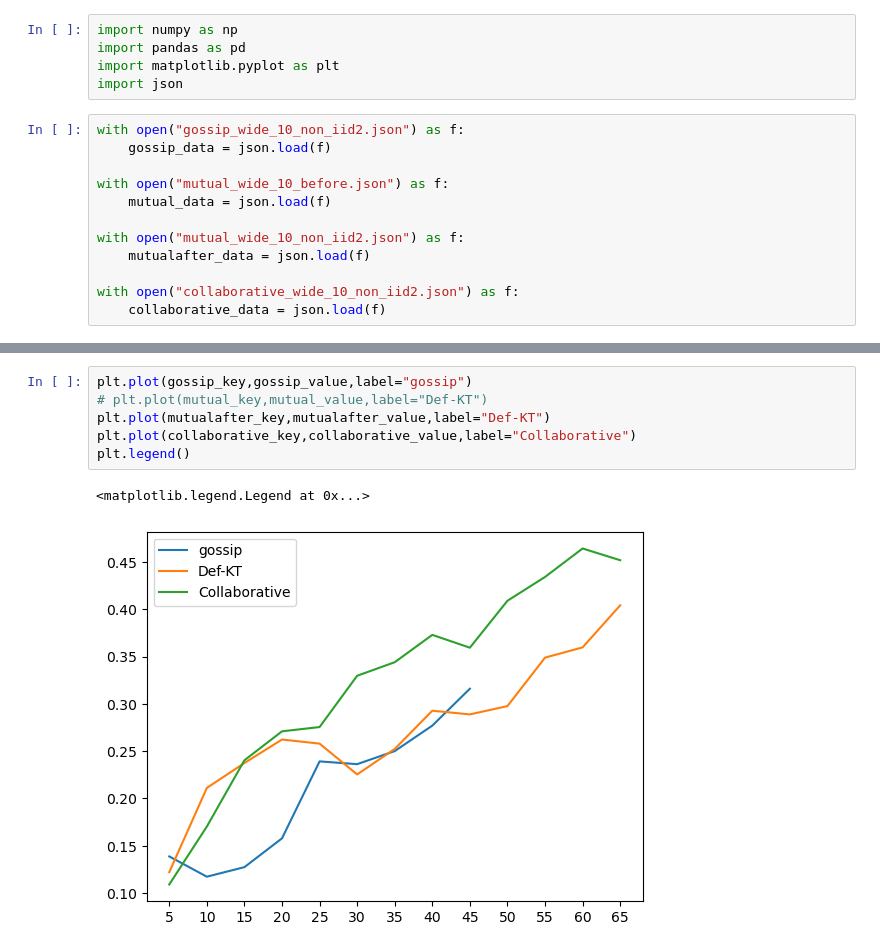
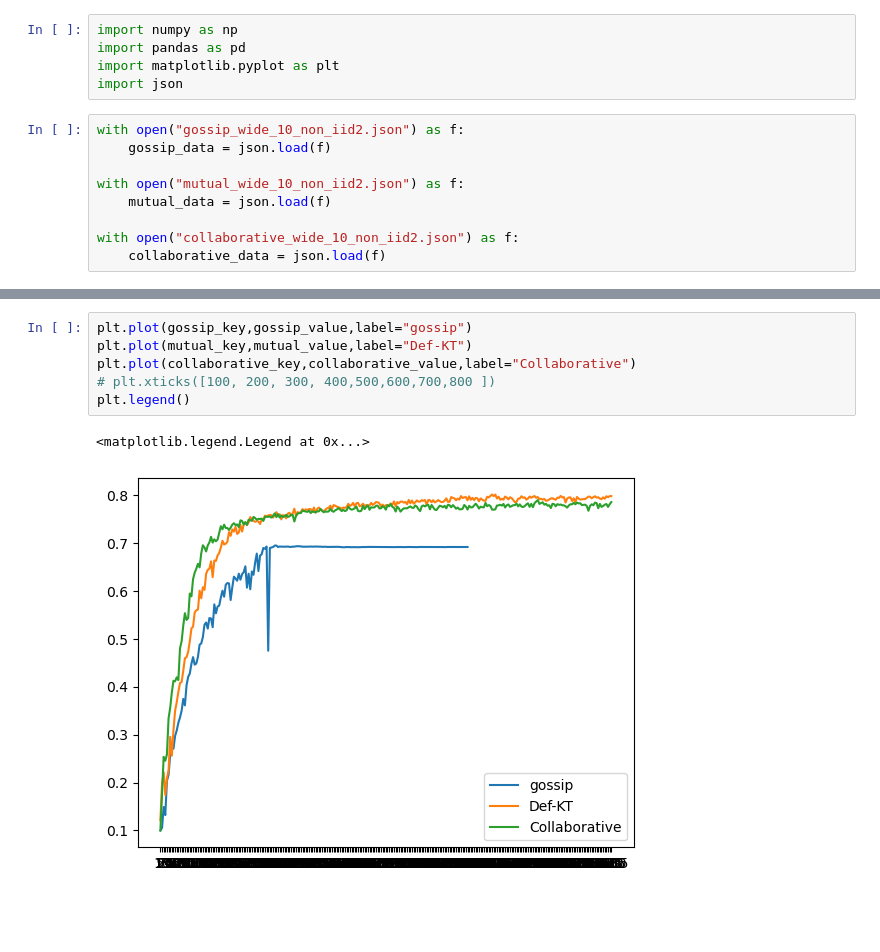
Before and after one commit to Masuda-Shinnosuke/Decentralized_FL_EnsembleDistillation, a Jupyter notebook: analysis.ipynb, the cells around one changed output, grey strips where cells are left out. Cells and saved outputs as stored; diff of their text form; blank space fills up the shorter version.

```diff
--- a/analysis.ipynb
+++ b/analysis.ipynb
@@ -7,11 +7,8 @@ import json
 with open("gossip_wide_10_non_iid2.json") as f:
     gossip_data = json.load(f)
 
-with open("mutual_wide_10_before.json") as f:
+with open("mutual_wide_10_non_iid2.json") as f:
     mutual_data = json.load(f)
-
-with open("mutual_wide_10_non_iid2.json") as f:
-    mutualafter_data = json.load(f)
 
 with open("collaborative_wide_10_non_iid2.json") as f:
     collaborative_data = json.load(f)
@@ -50,10 +42,10 @@ for i in collaborative_data:
     collaborative_value.append(values[0])
 # %%
 plt.plot(gossip_key,gossip_value,label="gossip")
-# plt.plot(mutual_key,mutual_value,label="Def-KT")
-plt.plot(mutualafter_key,mutualafter_value,label="Def-KT")
+plt.plot(mutual_key,mutual_value,label="Def-KT")
 plt.plot(collaborative_key,collaborative_value,label="Collaborative")
+# plt.xticks([100, 200, 300, 400,500,600,700,800 ])
 plt.legend()
 # %% [output]
 <matplotlib.legend.Legend at 0x...>
-[figure, old version]
+[figure, new version]
```
Also changed, not shown: parts of 1 cell of this notebook, 9 other files.
